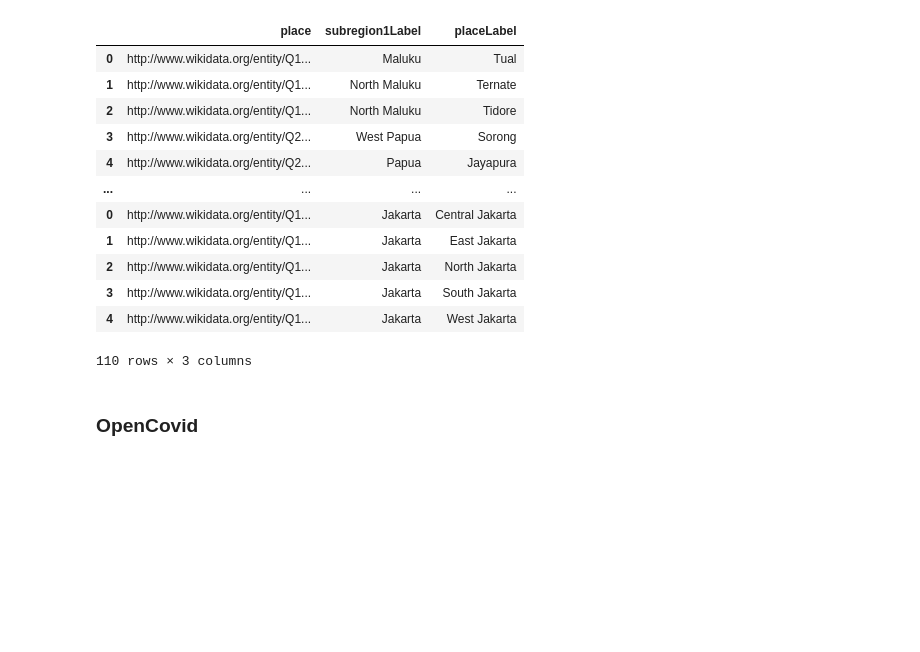
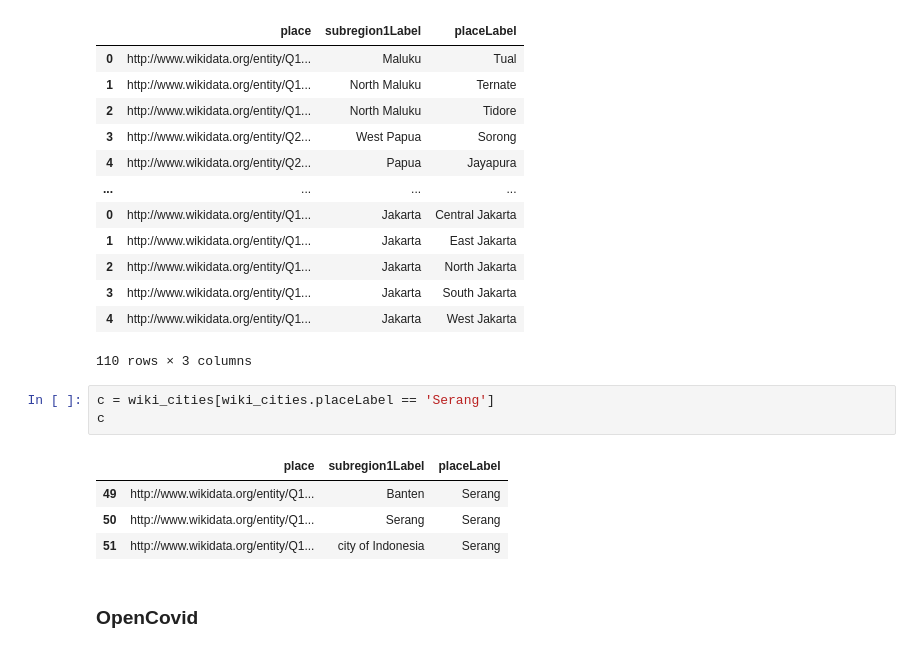
Before and after one commit to dhan16/colabs, a Jupyter notebook: covid19opendata/WikiData.ipynb, the cells around one changed output. Cells and saved outputs as stored; diff of their text form; blank space fills up the shorter version.

```diff
--- a/covid19opendata/WikiData.ipynb
+++ b/covid19opendata/WikiData.ipynb
@@ -101,6 +101,14 @@ wiki_cities
 | 3 | http://www.wikidata.org/entity/Q1... | Jakarta | South Jakarta |
 | 4 | http://www.wikidata.org/entity/Q1... | Jakarta | West Jakarta |
 110 rows × 3 columns
+# %%
+c = wiki_cities[wiki_cities.placeLabel == 'Serang']
+c
+# %% [output]
+|  | place | subregion1Label | placeLabel |
+| 49 | http://www.wikidata.org/entity/Q1... | Banten | Serang |
+| 50 | http://www.wikidata.org/entity/Q1... | Serang | Serang |
+| 51 | http://www.wikidata.org/entity/Q1... | city of Indonesia | Serang |
 # %% [markdown]
 ### OpenCovid
 # %%
```
Also changed, not shown: parts of 3 cells of this notebook.
